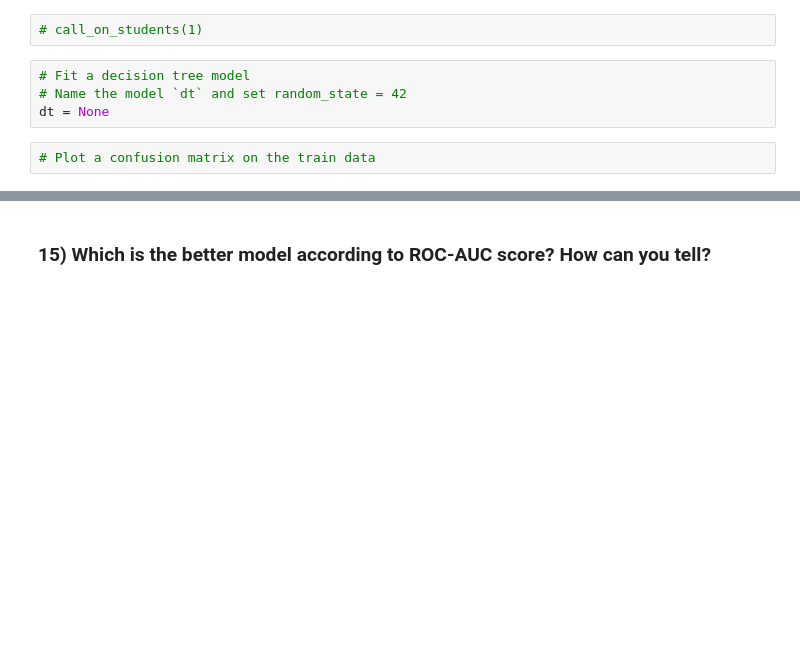
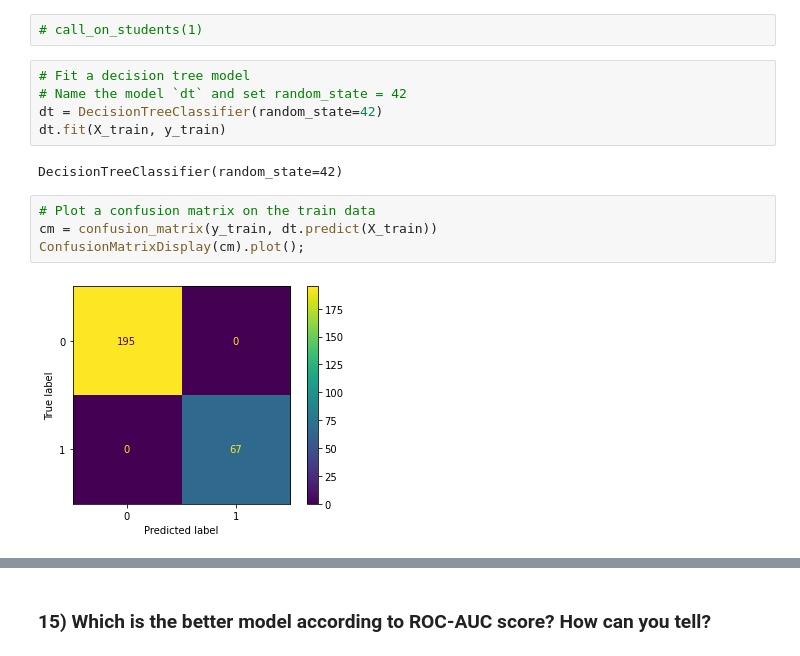
Before and after one commit to pyamin1878/NTL-DS-103023, a Jupyter notebook: Phase 3/Lectures/17_P3_CodeChallenge_Review.ipynb, the cells around one changed output, grey strips where cells are left out. Saved outputs shown, nothing was run; the diff lists cells and outputs as text; blank space fills up the shorter version.

```diff
--- a/Phase 3/Lectures/17_P3_CodeChallenge_Review.ipynb
+++ b/Phase 3/Lectures/17_P3_CodeChallenge_Review.ipynb
@@ -330,8 +350,15 @@ plot_tree(dt_maxdepth1_v2, feature_names=['origin'], filled=True);
 # %%
 # Fit a decision tree model
 # Name the model `dt` and set random_state = 42
-dt = None
+dt = DecisionTreeClassifier(random_state=42)
+dt.fit(X_train, y_train)
+# %% [output]
+DecisionTreeClassifier(random_state=42)
 # %%
 # Plot a confusion matrix on the train data
+cm = confusion_matrix(y_train, dt.predict(X_train))
+ConfusionMatrixDisplay(cm).plot();
+# %% [output]
+[figure, added]
 # %%
 # Plot a confusion matrix on the test data
```
Also changed, not shown: parts of 38 cells of this notebook.
